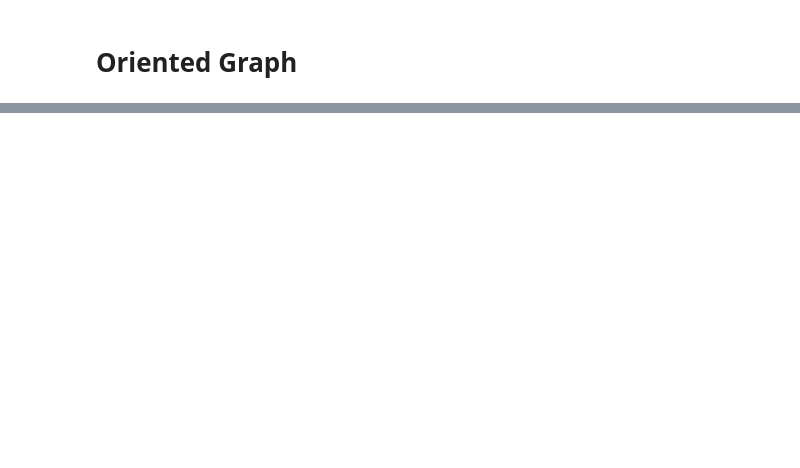
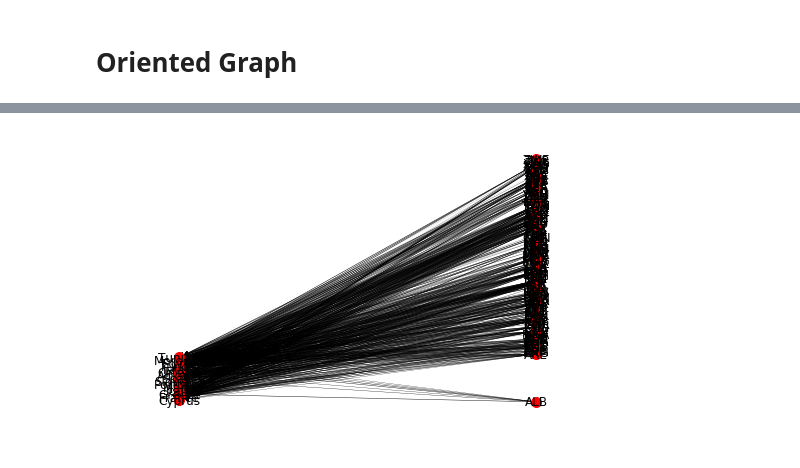
Before and after one commit to federiconutarelli/mena, a Jupyter notebook: LAVORO_MENA_DEFINITIVO.ipynb, the cells around one changed output, grey strips where cells are left out. Saved outputs shown, nothing was run; the diff lists cells and outputs as text; code cells hidden in the pictures; blank space fills up the shorter version.

```diff
--- a/LAVORO_MENA_DEFINITIVO.ipynb
+++ b/LAVORO_MENA_DEFINITIVO.ipynb
@@ -396,0 +394,28 @@ PESI_EXP_TOT["PESI_EXP_ALB"][0][1] #per prendere il primo elemento della lista d
+# %%
+Ja=np.array(J)
+
+
+edge_J=nx.get_edge_attributes(G_w_sbil,'weight')
+
+#edge_J contiene i soli edges con sbilanciamento positivo. Pertanto,
+#NON conterrà tutti gli edges come il grafo di importazioni ed esportazioni,
+#ma molti meno (532)
+# %%
+#nx.write_edgelist(G_w_sbil,'grafo_sbil.csv', data=False)
+#writing edgelist for visualization in Gephi
+
+peso=[]
+for key in edge_J:
+    if edge_J[key]>1:
+        edge_J[key] = 0.1*np.log10(edge_J[key])
+    peso.append(edge_J[key])
+# %%
+for key in edge_J:
+    if edge_J[key]==0:
+        edge_J[key] = 0.01
+# %%
+#Converto gli 0 in 0.01
+for i in range(532):
+    if peso[i] == 0.:
+        peso[i]=0.01
+#peso
@@ -396,0 +460,18 @@ PESI_EXP_TOT["PESI_EXP_ALB"][0][1] #per prendere il primo elemento della lista d
+# %%
+#GRAFICO ORDINARIO
+
+i=0
+j=0
+for key in pos:
+    if key in paesi_mena:
+        i = 1
+        pos[key]= [i,j]
+        j=j+200
+    if key not in paesi_mena:
+        i = 2
+        pos[key]= [i,j]
+        j=j+100
+
+nx.draw(G_w_sbil, pos=pos, width=peso, node_size=100, with_labels=True)
+# %% [output]
+[figure, added]
```
Also changed, not shown: parts of 17 cells of this notebook.
